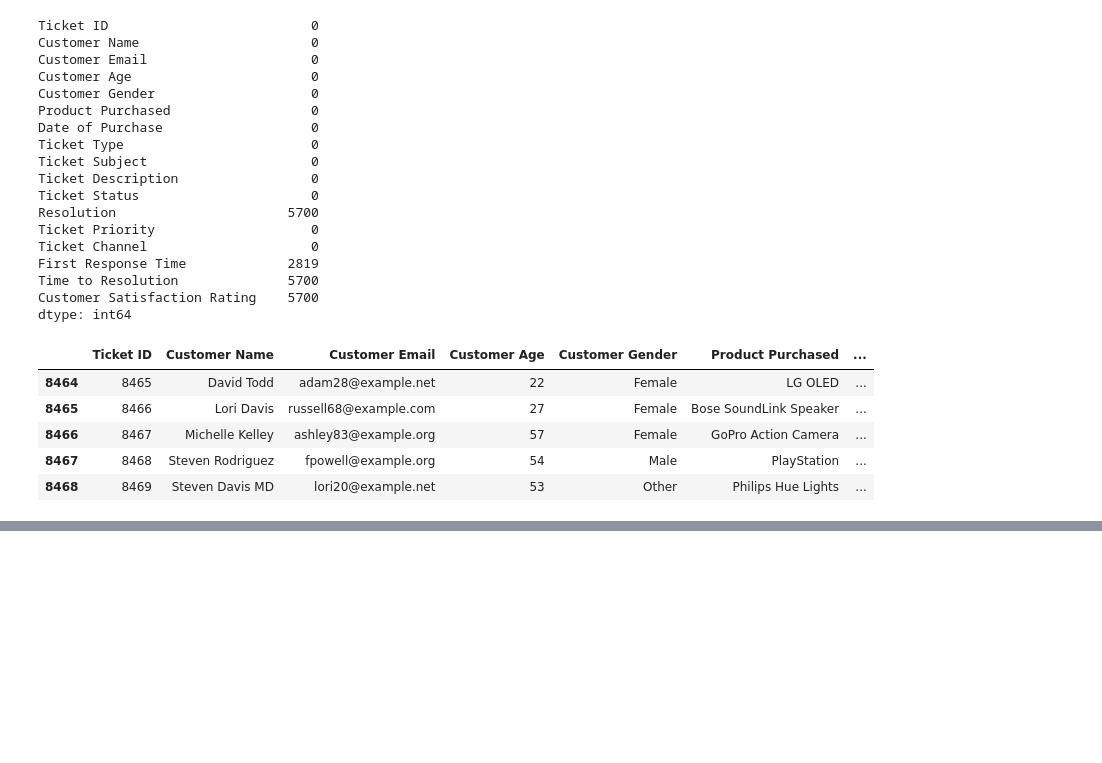
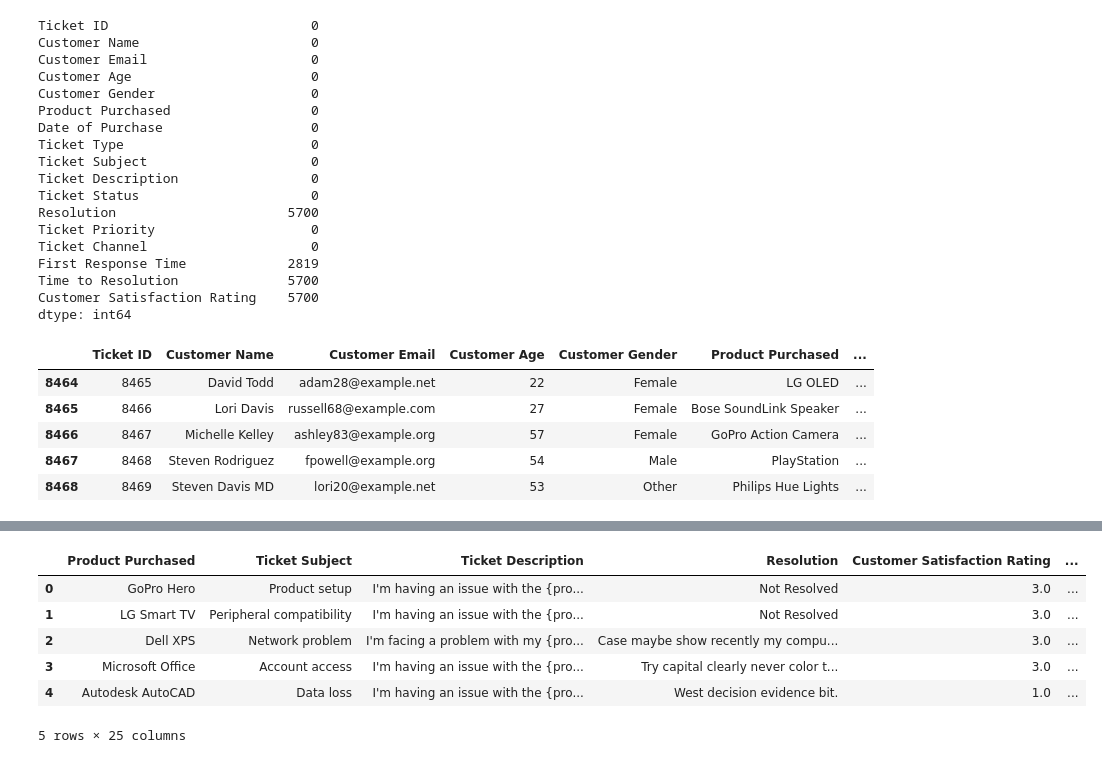
Before and after one commit to Parameshwaran2005/realtime-agent-framework, a Jupyter notebook: notebooks/data_exploration.ipynb, the cells around one changed output, grey strips where cells are left out. Saved outputs shown, nothing was run; the diff lists cells and outputs as text; code cells hidden in the pictures; blank space fills up the shorter version.

```diff
--- a/notebooks/data_exploration.ipynb
+++ b/notebooks/data_exploration.ipynb
@@ -77,0 +280,29 @@ df.tail()
+# %%
+priority_map = {
+    "Low": 0,
+    "Medium": 1,
+    "High": 2,
+    "Critical": 3
+}
+
+df["Ticket_Priority_Encoded"] = df["Ticket Priority"].map(priority_map)
+# %%
+from sklearn.preprocessing import LabelEncoder
+
+le_product = LabelEncoder()
+df["Product_Encoded"] = le_product.fit_transform(df["Product Purchased"])
+# %%
+df["Purchase_Year"] = pd.to_datetime(df["Date of Purchase"]).dt.year
+df["Purchase_Month"] = pd.to_datetime(df["Date of Purchase"]).dt.month
+# %%
+df.drop(columns=['Date of Purchase',"Ticket Priority"],axis=1,inplace=True)
+# %%
+df.head()
+# %% [output]
+|  | Product Purchased | Ticket Subject | Ticket Description | Resolution | Customer Satisfaction Rating | ... |
+| 0 | GoPro Hero | Product setup | I'm having an issue with the {pro... | Not Resolved | 3.0 | ... |
+| 1 | LG Smart TV | Peripheral compatibility | I'm having an issue with the {pro... | Not Resolved | 3.0 | ... |
+| 2 | Dell XPS | Network problem | I'm facing a problem with my {pro... | Case maybe show recently my compu... | 3.0 | ... |
+| 3 | Microsoft Office | Account access | I'm having an issue with the {pro... | Try capital clearly never color t... | 3.0 | ... |
+| 4 | Autodesk AutoCAD | Data loss | I'm having an issue with the {pro... | West decision evidence bit. | 1.0 | ... |
+5 rows × 25 columns
```
Also changed, not shown: parts of 43 cells of this notebook.
